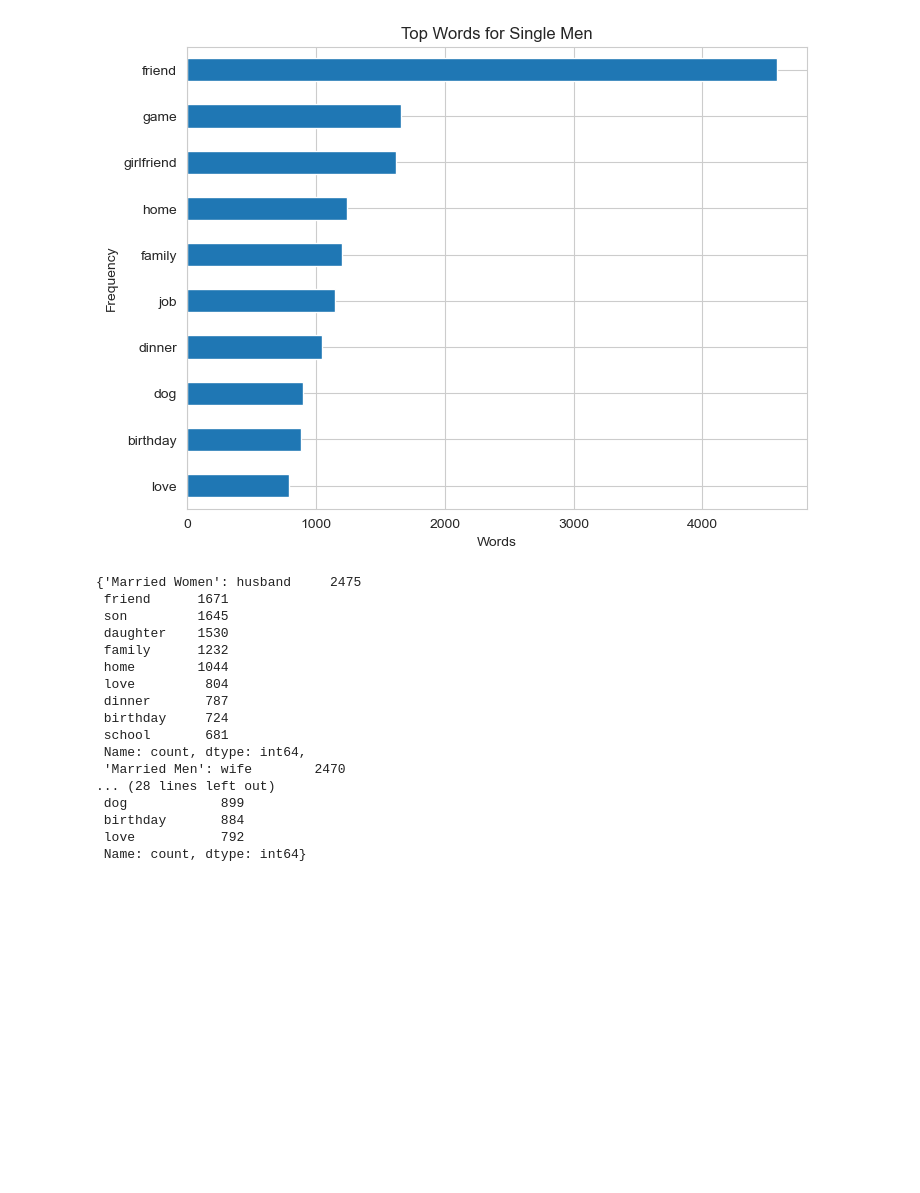
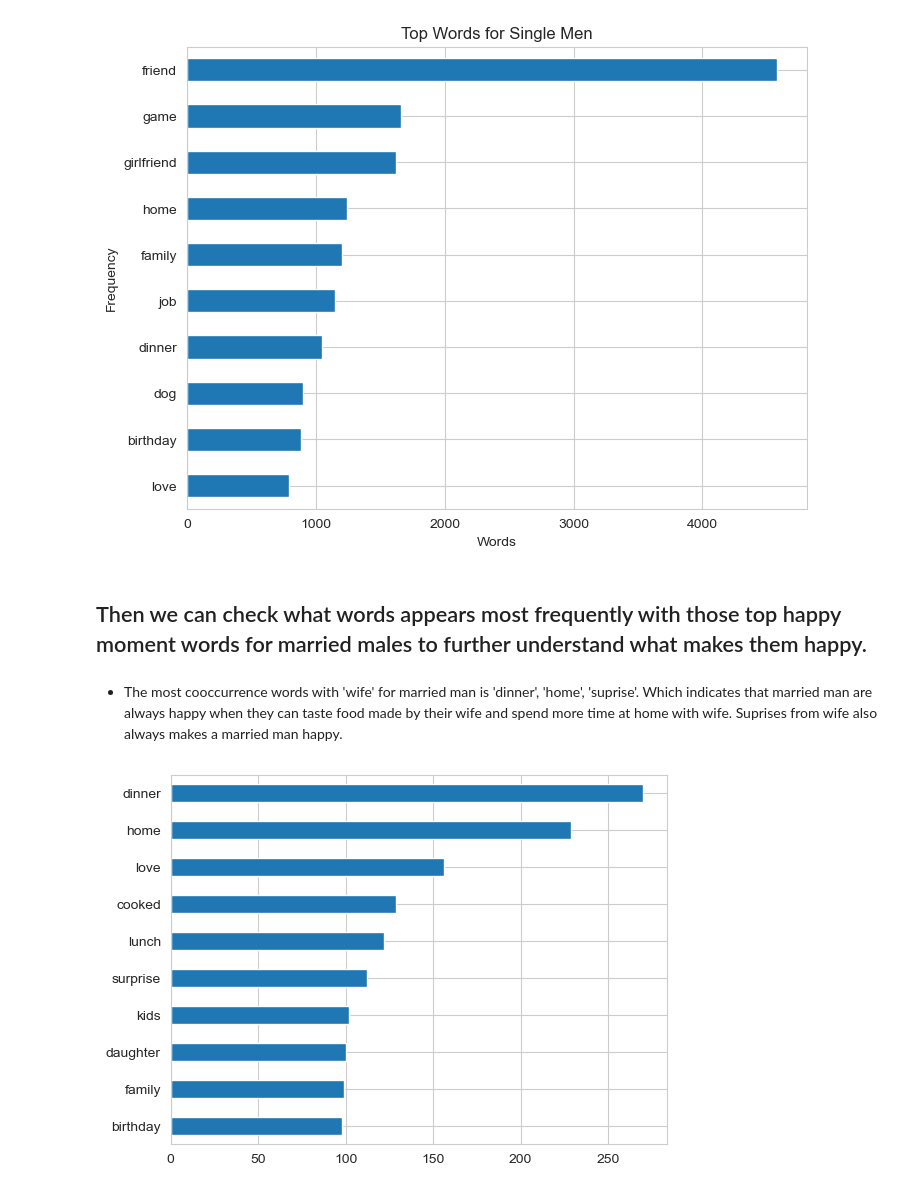
Before and after one commit to TZstatsADS/ads-spring2024-project1-OscaR020101, a Jupyter notebook: doc/project1-5243.ipynb, the cells around one changed output. Cells and saved outputs as stored; diff of their text form; code cells hidden in the pictures; blank space fills up the shorter version.

```diff
--- a/doc/project1-5243.ipynb
+++ b/doc/project1-5243.ipynb
@@ -113,22 +113,26 @@ for i, (status, gender) in enumerate(zip(marital_status, genders)):
 [figure]
 [figure]
 [figure]
+# %% [markdown]
+## Then we can check what words appears most frequently with those top happy moment words for married males to further understand what makes them happy.
 # %%
+married_men_stories = combined_data[(combined_data['marital'] == 'married') & (combined_data['gender'] == 'm')]['text']
+
+def get_cooccurrence_frequencies(stories, target_word):
+    cooccurrence_counts = {}
+    for story in stories.dropna():
+        words = word_tokenize(story.lower())
+        filtered_words = [word for word in words if word.isalpha() and word not in all_stopwords]
+        if target_word in filtered_words:
+            for word in filtered_words:
+                if word != target_word:
+                    cooccurrence_counts[word] = cooccurrence_counts.get(word, 0) + 1
+    return pd.Series(cooccurrence_counts).sort_values(ascending=False)
-# %% [output]
-{'Married Women': husband     2475
- friend      1671
- son         1645
- daughter    1530
- family      1232
- home        1044
- love         804
- dinner       787
- birthday     724
- school       681
- Name: count, dtype: int64,
- 'Married Men': wife        2470
-... (28 lines left out)
- dog            899
- birthday       884
- love           792
- Name: count, dtype: int64}
+# %% [markdown]
+- The most cooccurrence words with 'wife' for married man is 'dinner', 'home', 'suprise'. Which indicates that married man are always happy when they can taste food made by their wife and spend more time at home with wife. Suprises from wife also always makes a married man happy.
+# %%
+cooccurrence_freqs_wife = get_cooccurrence_frequencies(married_men_stories, 'wife')
+cooccurrence_freqs_wife.head(10).plot(kind='barh')
+plt.gca().invert_yaxis()
+# %% [output]
+[figure, added]
```
Also changed, not shown: parts of 5 cells of this notebook.
